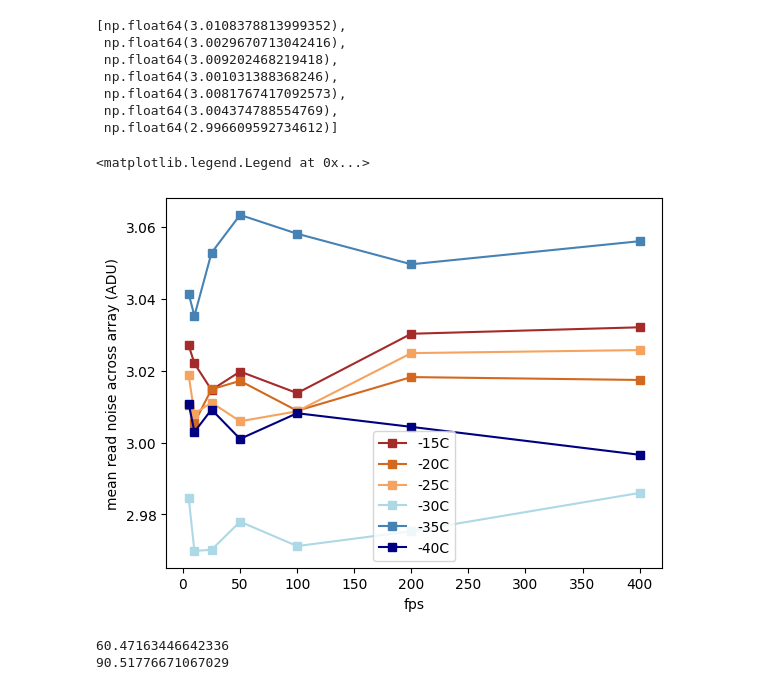
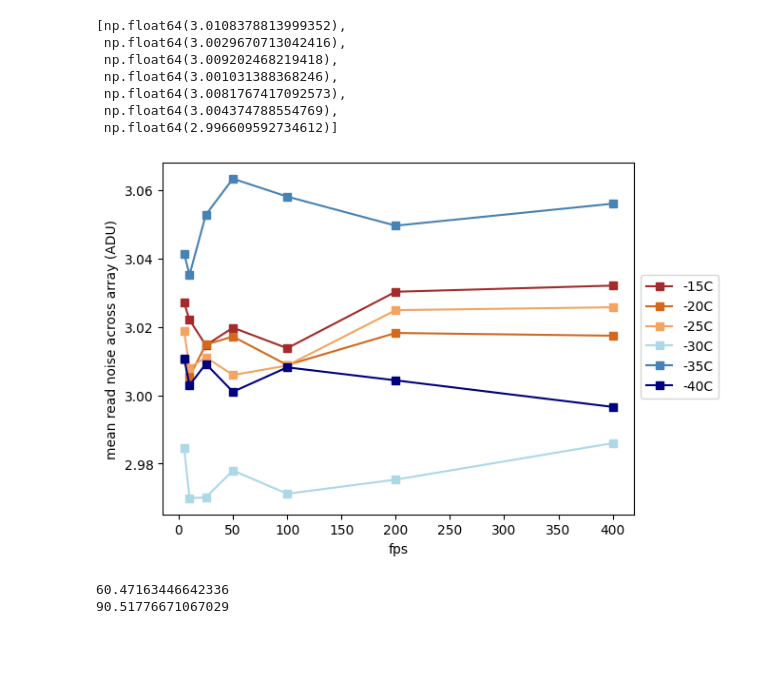
Before and after one commit to courtneyduong/cred2-characterization, a Jupyter notebook: read noise analysis.ipynb, the cells around one changed output. Saved outputs shown, nothing was run; the diff lists cells and outputs as text; code cells hidden in the pictures; blank space fills up the shorter version.

```diff
--- a/read noise analysis.ipynb
+++ b/read noise analysis.ipynb
@@ -134,19 +134,19 @@ avg_read_noise_40
 # %%
 # plot avg read noise at each temp and fps
 fps = [5, 10, 25, 50, 100, 200, 400]
 plt.plot(fps, avg_read_noise_15, '-s', label='-15C', color='brown')
 plt.plot(fps, avg_read_noise_20, '-s', label='-20C', color='chocolate')
 plt.plot(fps, avg_read_noise_25, '-s', label='-25C', color='sandybrown')
 plt.plot(fps, avg_read_noise_30, '-s', label='-30C', color = 'lightblue')
 plt.plot(fps, avg_read_noise_35, '-s', label='-35C', color = 'steelblue')
 plt.plot(fps, avg_read_noise_40, '-s', label='-40C', color = 'navy')
 
 plt.xlabel('fps')
 plt.ylabel('mean read noise across array (ADU)') # convert to electrons?? need camera gain
-plt.legend()
+plt.legend(loc='upper left', bbox_to_anchor=(1, .7))
+plt.savefig('read_noise.png', dpi=300, transparent=True, bbox_inches='tight')
 # %% [output]
-<matplotlib.legend.Legend at 0x...>
-[figure, old version]
+[figure, new version]
 # %%
 ####################################### everything below is additional analysis for defective frames ###########################################
 # apply for each fits cube section :(: this is necessary b/c of different noise patterns within a single fits cube?
```
Also changed, not shown: 1 other file.
